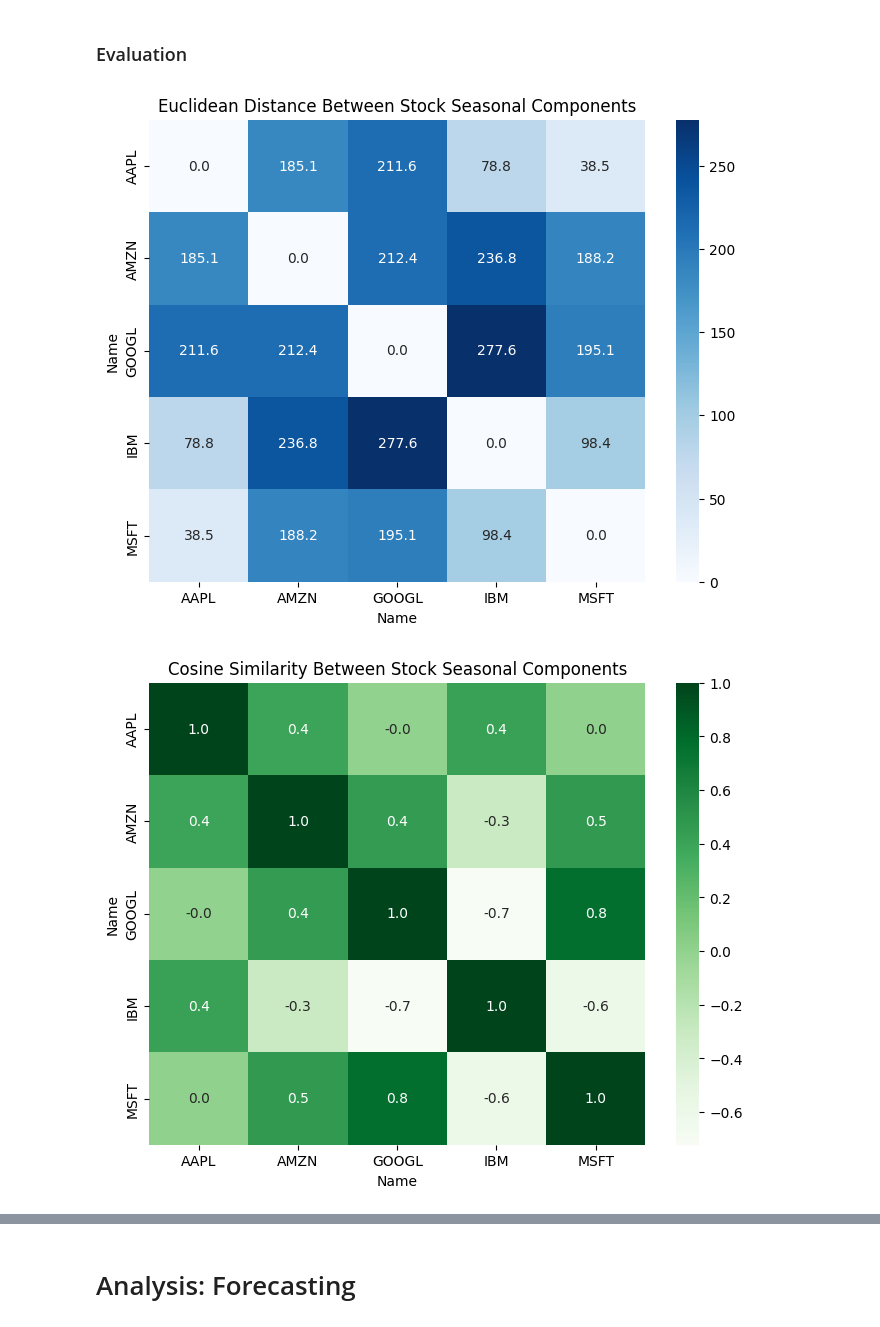
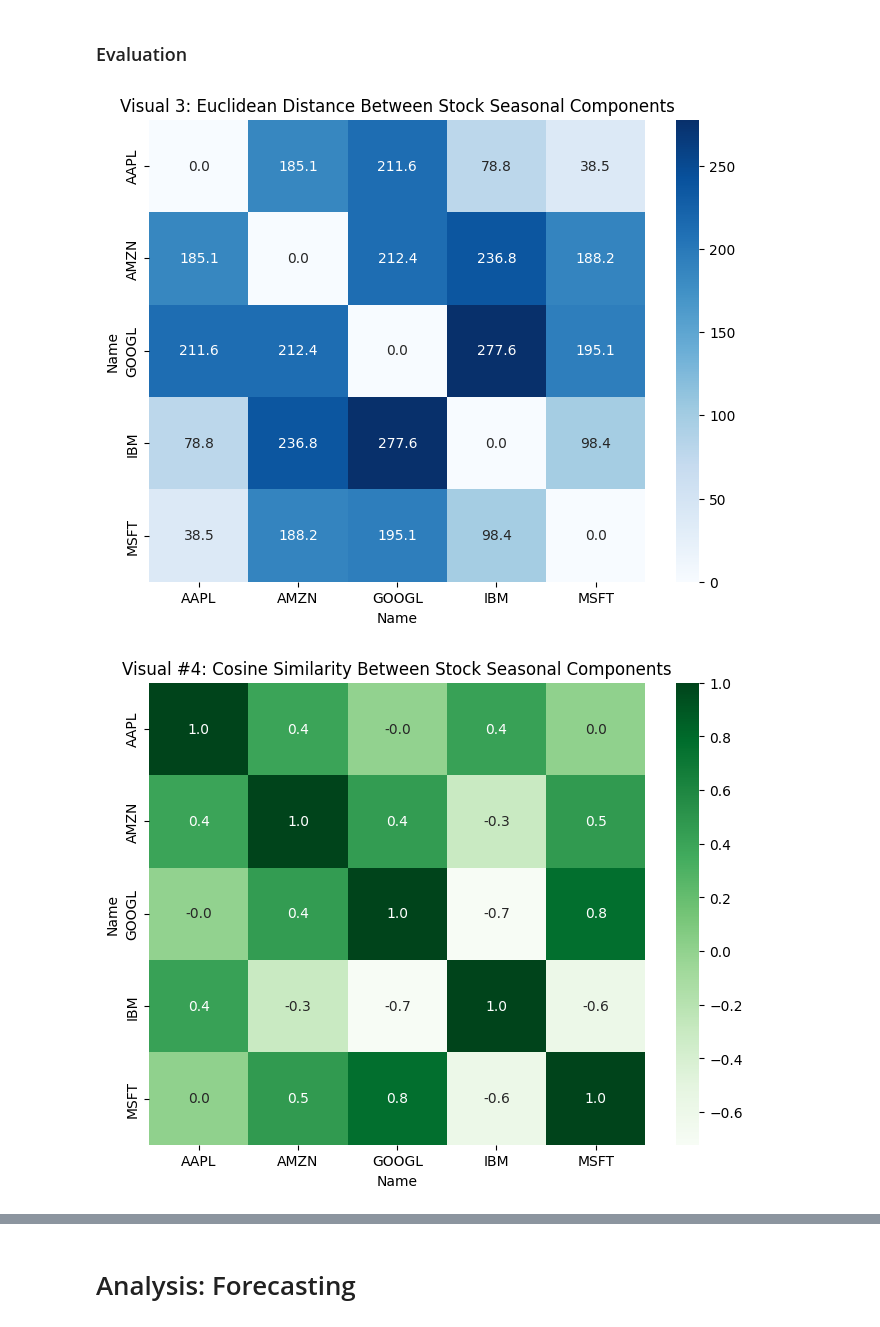
Before and after one commit to 1shman/DJIA_time_series_analysis, a Jupyter notebook: analysis.ipynb, the cells around one changed output, grey strips where cells are left out. Drawn from its saved outputs; the diff is of its cells as text; code cells hidden in the pictures.

Commit message:
add visualization labels

```diff
--- a/analysis.ipynb
+++ b/analysis.ipynb
@@ -224,17 +248,17 @@ Table #3: DTW
 # %%
 plt.figure(figsize=(8, 6))
 sns.heatmap(euclidean_df, annot=True, cmap="Blues", fmt=".1f")
-plt.title("Euclidean Distance Between Stock Seasonal Components")
+plt.title("Visual 3: Euclidean Distance Between Stock Seasonal Components")
 plt.show()
 # %% [output]
-[figure, old version]
+[figure, new version]
 # %%
 plt.figure(figsize=(8, 6))
 sns.heatmap(cos_df, annot=True, cmap="Greens", fmt=".1f")
-plt.title("Cosine Similarity Between Stock Seasonal Components")
+plt.title("Visual #4: Cosine Similarity Between Stock Seasonal Components")
 plt.show()
 # %% [output]
-[figure, old version]
+[figure, new version]
 # %%
 plt.figure(figsize=(8, 6))
 sns.heatmap(dtw_df, annot=True, cmap="Purples", fmt=".1f")
```
Also changed, not shown: parts of 16 cells of this notebook.
